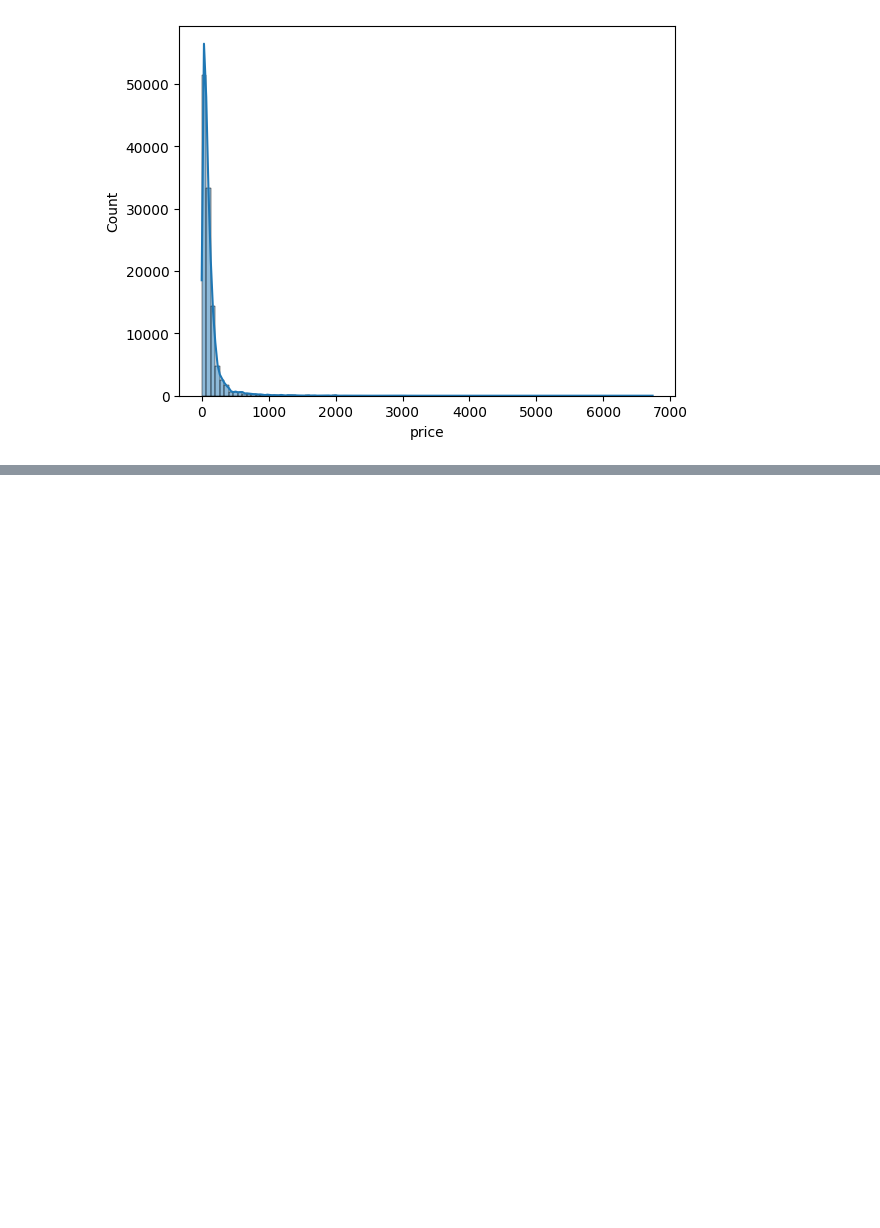
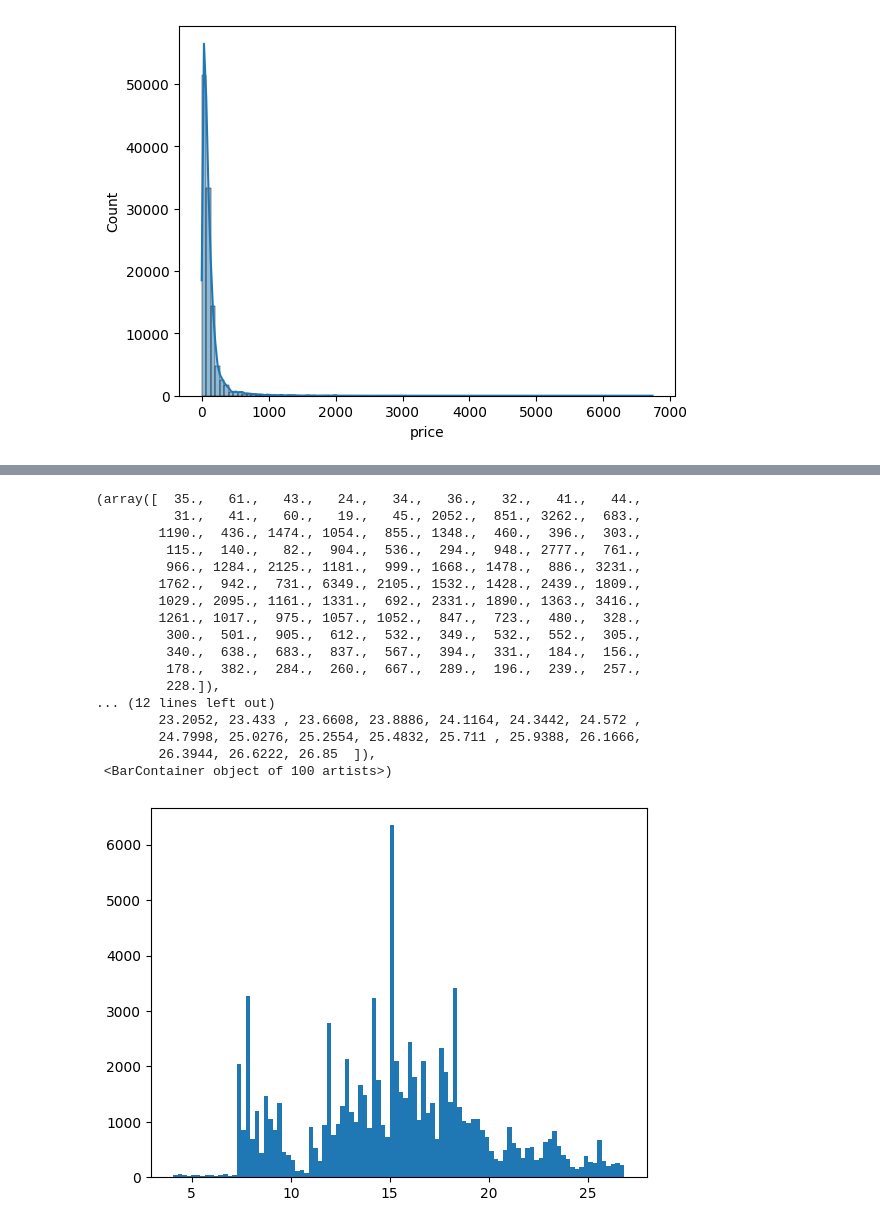
Before and after one commit to waiz2601/Brazilian-E-Commerce-Public-Dataset-by-Olist, a Jupyter notebook: dataanalysis.ipynb, the cells around one changed output, grey strips where cells are left out. Saved outputs shown, nothing was run; the diff lists cells and outputs as text; code cells hidden in the pictures; blank space fills up the shorter version.

```diff
--- a/dataanalysis.ipynb
+++ b/dataanalysis.ipynb
@@ -680,0 +710,21 @@ order_items_dataset=order_items_dataset[(order_items_dataset['price']>Lower_boun
+# %%
+plt.hist(order_items_dataset['freight_value'],bins=100)
+# %% [output]
+(array([  35.,   61.,   43.,   24.,   34.,   36.,   32.,   41.,   44.,
+          31.,   41.,   60.,   19.,   45., 2052.,  851., 3262.,  683.,
+        1190.,  436., 1474., 1054.,  855., 1348.,  460.,  396.,  303.,
+         115.,  140.,   82.,  904.,  536.,  294.,  948., 2777.,  761.,
+         966., 1284., 2125., 1181.,  999., 1668., 1478.,  886., 3231.,
+        1762.,  942.,  731., 6349., 2105., 1532., 1428., 2439., 1809.,
+        1029., 2095., 1161., 1331.,  692., 2331., 1890., 1363., 3416.,
+        1261., 1017.,  975., 1057., 1052.,  847.,  723.,  480.,  328.,
+         300.,  501.,  905.,  612.,  532.,  349.,  532.,  552.,  305.,
+         340.,  638.,  683.,  837.,  567.,  394.,  331.,  184.,  156.,
+         178.,  382.,  284.,  260.,  667.,  289.,  196.,  239.,  257.,
+         228.]),
+... (12 lines left out)
+        23.2052, 23.433 , 23.6608, 23.8886, 24.1164, 24.3442, 24.572 ,
+        24.7998, 25.0276, 25.2554, 25.4832, 25.711 , 25.9388, 26.1666,
+        26.3944, 26.6222, 26.85  ]),
+ <BarContainer object of 100 artists>)
+[figure, added]
```
Also changed, not shown: parts of 12 cells of this notebook, 20 other files.
